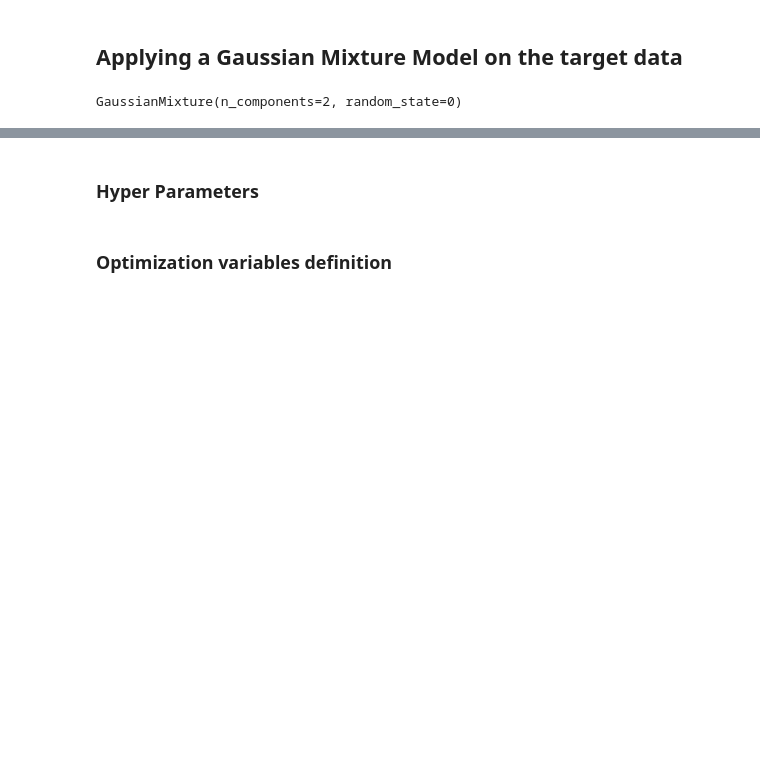
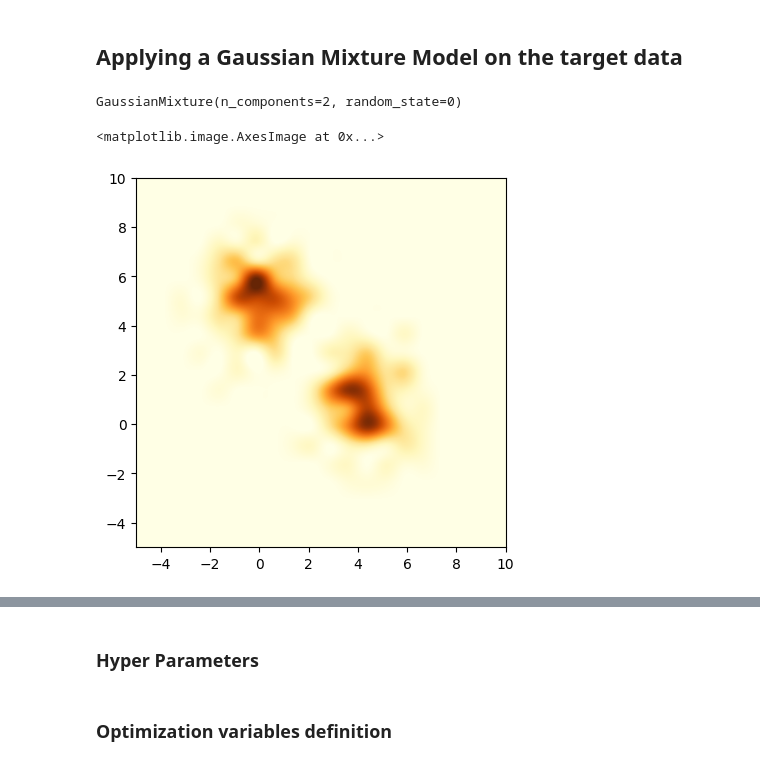
Before and after one commit to Stevan-LS/Online-DaDiL, a Jupyter notebook: prise en main/DaDiL_GMM.ipynb, the cells around one changed output, grey strips where cells are left out. Drawn from its saved outputs; the diff is of its cells as text; code cells hidden in the pictures; blank space fills up the shorter version.

```diff
--- a/prise en main/DaDiL_GMM.ipynb
+++ b/prise en main/DaDiL_GMM.ipynb
@@ -128,3 +128,8 @@ gm = GaussianMixture(n_components=n_classes, random_state=0)
 gm.fit(Xt_tr)
 # %% [output]
 GaussianMixture(n_components=2, random_state=0)
+# %%
+batch_size = 500
+pos = gm.sample(batch_size)[0]
+x = pos[:, 0]
+y = pos[:, 1]
@@ -131,3 +141,13 @@ GaussianMixture(n_components=2, random_state=0)
+# %%
+nx, ny = 20, 20
+x_bins = np.linspace(-5, 10, nx + 1)
+y_bins = np.linspace(-5, 10, ny + 1)
+density, _, _ = np.histogram2d(x, y, [x_bins, y_bins])
+# %%
+plt.imshow(density.T, interpolation='spline36', alpha=1, cmap='YlOrBr', extent=[-5, 10, -5, 10])
+# %% [output]
+<matplotlib.image.AxesImage at 0x...>
+[figure, added]
 # %% [markdown]
 ## Wasserstein Barycenters
 
```
Also changed, not shown: parts of 2 cells of this notebook, 1 other file.
